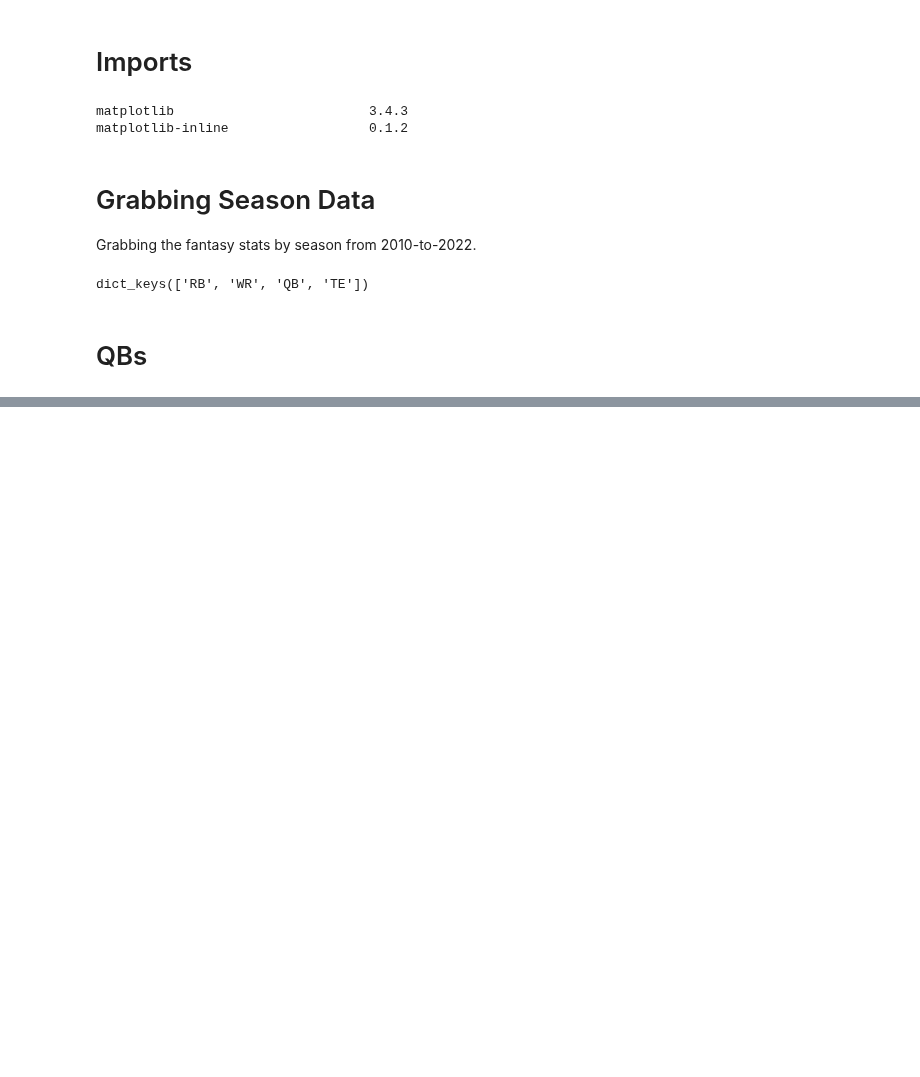
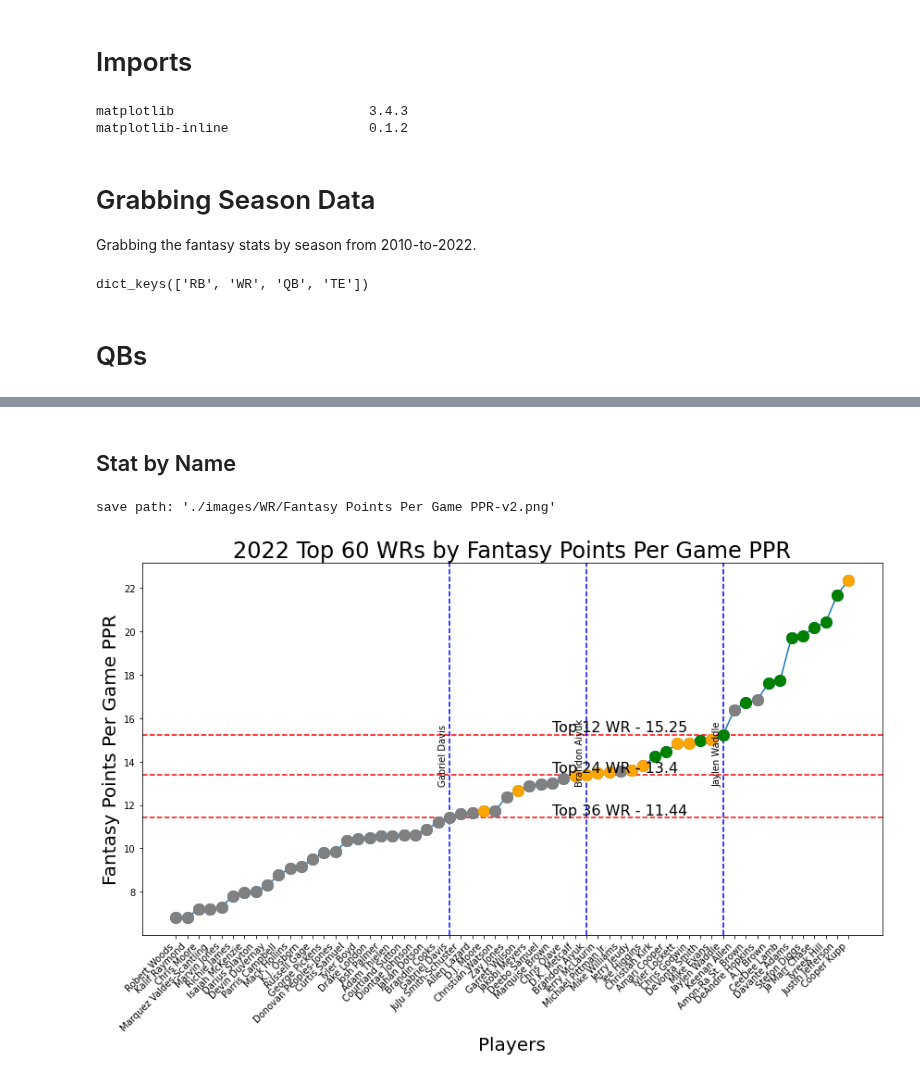
Before and after one commit to Alex-Bishka/Fantasy, a Jupyter notebook: Analysis/test.ipynb, the cells around one changed output, grey strips where cells are left out. Cells and saved outputs as stored; diff of their text form; code cells hidden in the pictures; blank space fills up the shorter version.

```diff
--- a/Analysis/test.ipynb
+++ b/Analysis/test.ipynb
@@ -78,0 +55,12 @@ p.rushing_touchdowns
+# %% [markdown]
+## Stat by Name
+# %%
+graph_stat_by_name(wrs[:60], "Fantasy Points Per Game PPR",
+                   show_tier_1=True, show_tier_2=True,
+                   break_one=12, break_two=24, break_three=36,
+                   save_suffix="v2",
+                   vertical_name_pos=32, horizontal_name_pos=33
+                  )
+# %% [output]
+save path: './images/WR/Fantasy Points Per Game PPR-v2.png'
+[figure, added]
```
Also changed, not shown: parts of 17 cells of this notebook, 35 other files.
